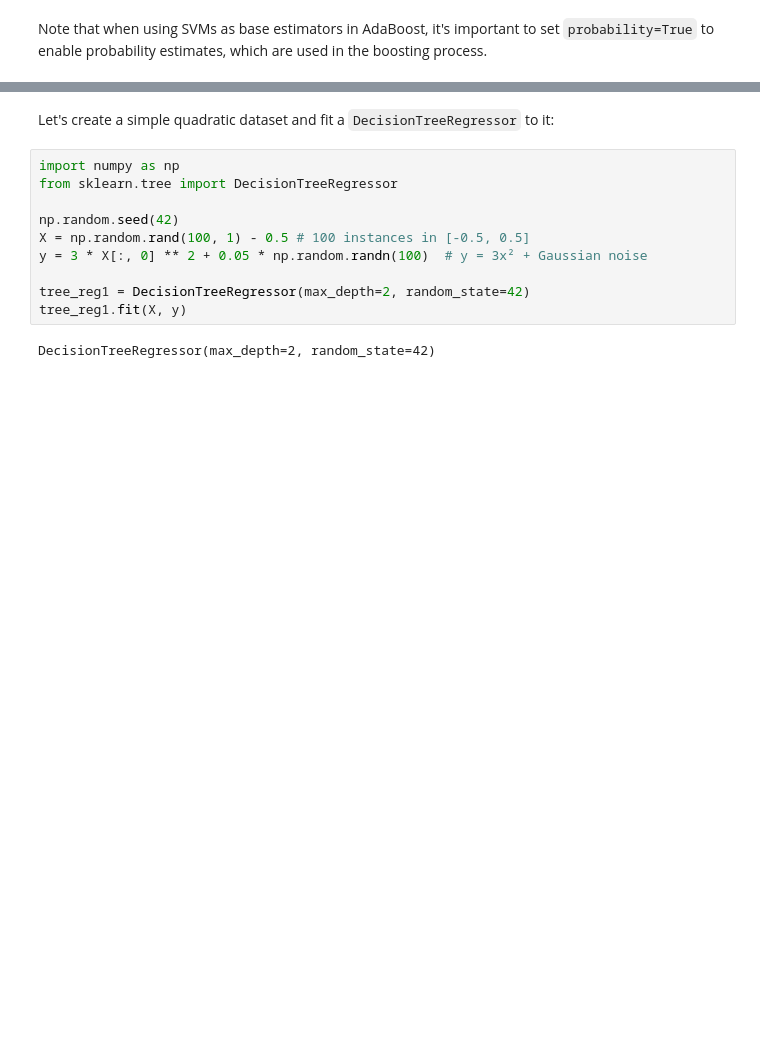
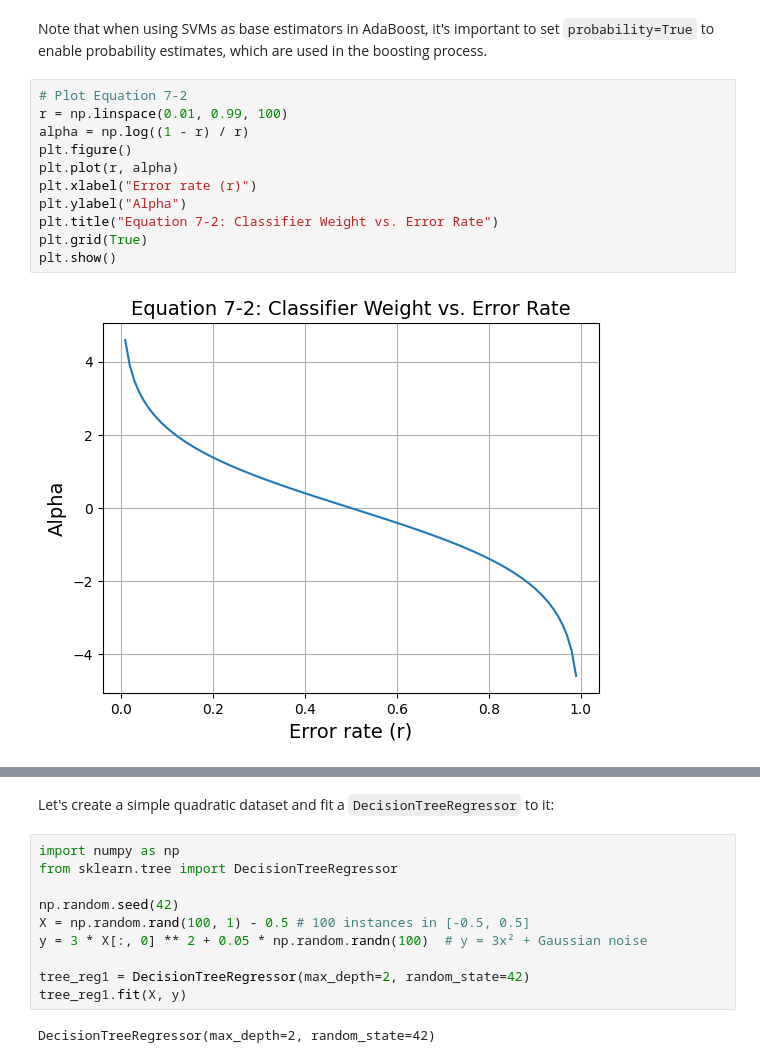
Before and after one commit to Ronald6635/handson-ml3, a Jupyter notebook: 07_ensemble_learning_and_random_forests.ipynb, the cells around one changed output, grey strips where cells are left out. Saved outputs shown, nothing was run; the diff lists cells and outputs as text; blank space fills up the shorter version.

```diff
--- a/07_ensemble_learning_and_random_forests.ipynb
+++ b/07_ensemble_learning_and_random_forests.ipynb
@@ -531,2 +531,15 @@ plot_decision_boundary(svm_ada_clf, X_train, y_train)
 # %% [markdown]
 Note that when using SVMs as base estimators in AdaBoost, it's important to set `probability=True` to enable probability estimates, which are used in the boosting process.
+# %%
+# Plot Equation 7-2
+r = np.linspace(0.01, 0.99, 100)
+alpha = np.log((1 - r) / r)
+plt.figure()
+plt.plot(r, alpha)
+plt.xlabel("Error rate (r)")
+plt.ylabel("Alpha")
+plt.title("Equation 7-2: Classifier Weight vs. Error Rate")
+plt.grid(True)
+plt.show()
+# %% [output]
+[figure, added]
```
Also changed, not shown: parts of 60 cells of this notebook, 1 other file.
